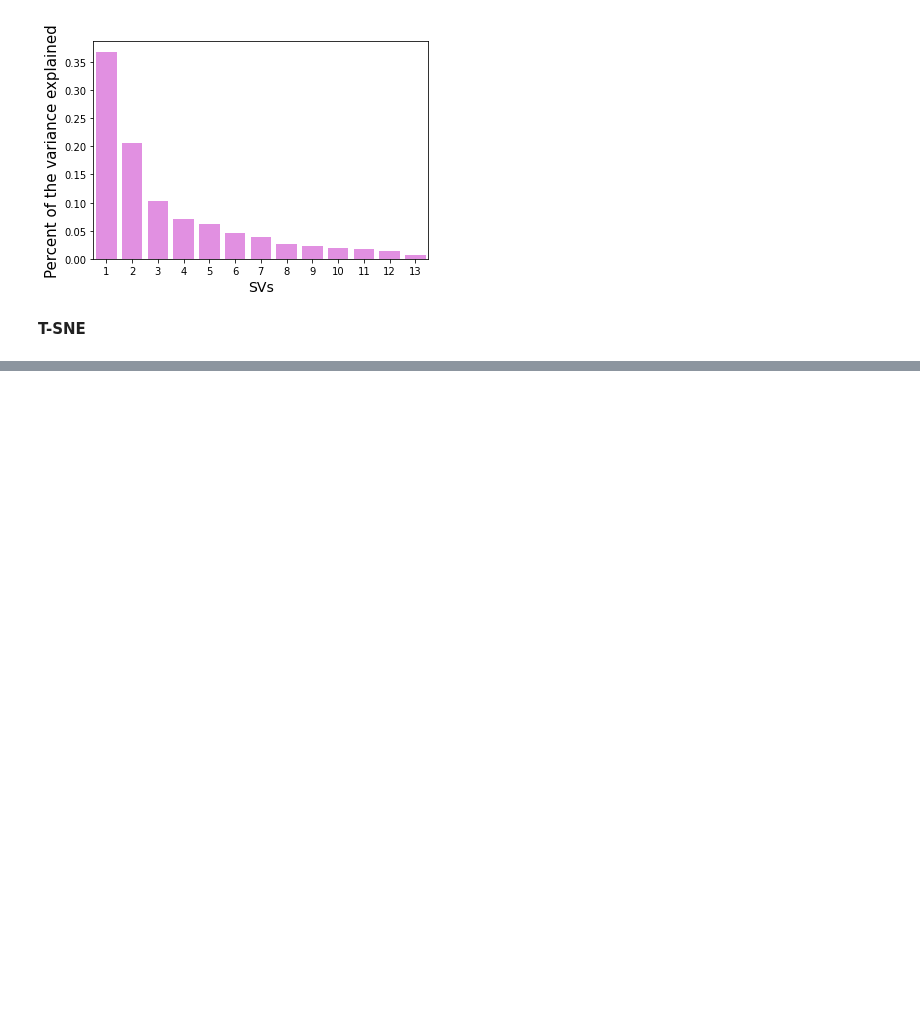
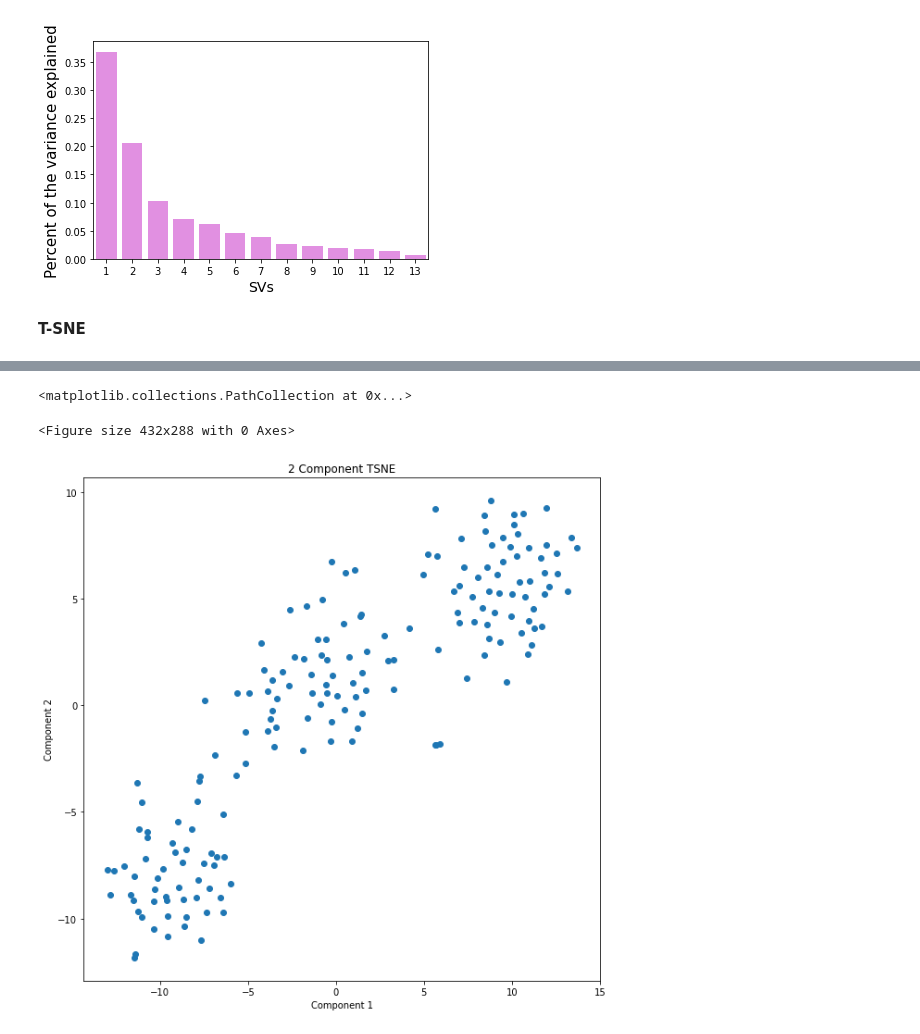
Before and after one commit to jithesh9539/Dimensionality_Reduction_Technique, a Jupyter notebook: PCA_SVD_TSNE_UMAP.ipynb, the cells around one changed output, grey strips where cells are left out. Drawn from its saved outputs; the diff is of its cells as text; code cells hidden in the pictures; blank space fills up the shorter version.

```diff
--- a/PCA_SVD_TSNE_UMAP.ipynb
+++ b/PCA_SVD_TSNE_UMAP.ipynb
@@ -260,3 +247,7 @@ Text(0, 0.5, 'Percent of the variance explained')
 [figure]
 # %% [markdown]
 **T-SNE**
+# %%
+tsne = TSNE(n_components=2, verbose=1, perplexity=40, n_iter=300)
+# %%
+tsne_transform = tsne.fit_transform(X)
@@ -262,0 +282,2 @@ Text(0, 0.5, 'Percent of the variance explained')
+# %%
+tsne_set=pd.DataFrame(data=tsne_transform,columns=['Component1','Component2'])
@@ -262,0 +293,16 @@ Text(0, 0.5, 'Percent of the variance explained')
+# %%
+##Extracting two features
+
+tsne_comp1=tsne_set['Component1']
+tsne_comp2=tsne_set['Component2']
+# %%
+plt.figure()
+plt.figure(figsize=(10,10))
+plt.xlabel('Component 1')
+plt.ylabel('Component 2')
+plt.title('2 Component TSNE')
+plt.scatter(tsne_comp1, tsne_comp2)
+# %% [output]
+<matplotlib.collections.PathCollection at 0x...>
+<Figure size 432x288 with 0 Axes>
+[figure, added]
```
Also changed, not shown: parts of 7 cells of this notebook.
